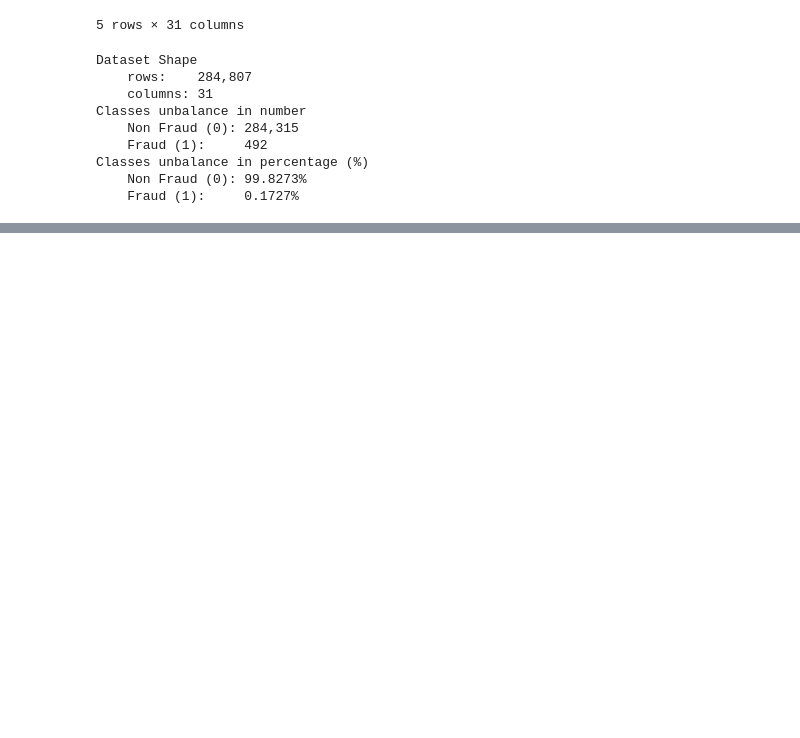
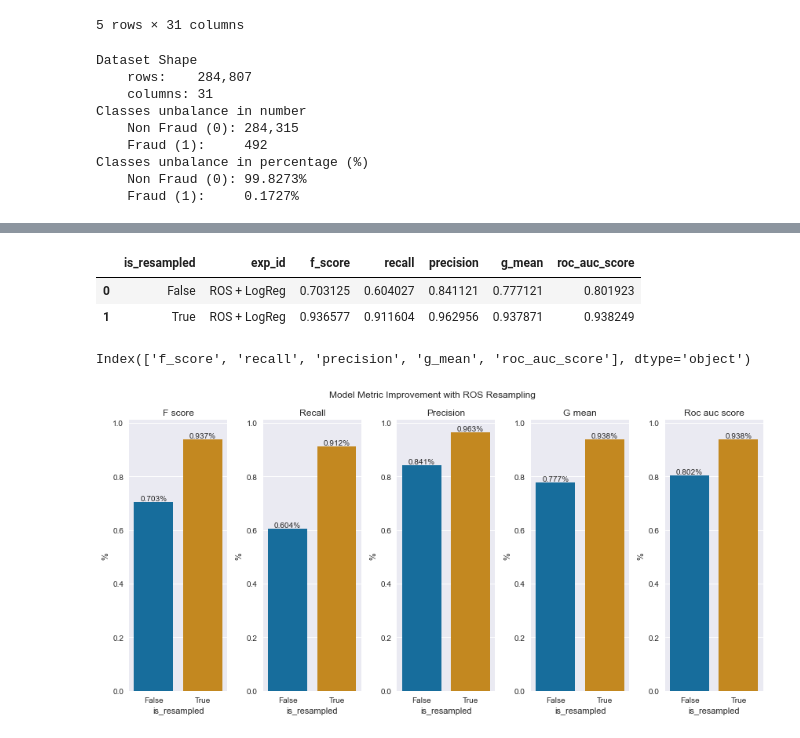
Before and after one commit to gerardovitale/fraud-detection, a Jupyter notebook: notebooks/src/ros_experiment.ipynb, the cells around one changed output, grey strips where cells are left out. Cells and saved outputs as stored; diff of their text form; code cells hidden in the pictures; blank space fills up the shorter version.

```diff
--- a/notebooks/src/ros_experiment.ipynb
+++ b/notebooks/src/ros_experiment.ipynb
@@ -175,0 +253,7 @@ get_model_metric_comparison(metrics, metrics_resampled)
+# %%
+lr_resampled = LogisticRegression(random_state=RANDOM_STATE, max_iter=ITER, n_jobs=N_JOBS)\
+    .fit(X_train_resampled, y_train_resampled)
+y_pred_resampled = lr_resampled.predict(X_test_resampled)
+
+lr_metrics_res = get_model_metrics(y_test_resampled, y_pred_resampled, EXP_ID, True)
+lr_metrics_res
@@ -175,0 +268,33 @@ get_model_metric_comparison(metrics, metrics_resampled)
+# %%
+df_model_metric = pd.DataFrame([lr_metrics, lr_metrics_res])
+df_model_metric
+# %% [output]
+|  | is_resampled | exp_id | f_score | recall | precision | g_mean | roc_auc_score |
+| 0 | False | ROS + LogReg | 0.703125 | 0.604027 | 0.841121 | 0.777121 | 0.801923 |
+| 1 | True | ROS + LogReg | 0.936577 | 0.911604 | 0.962956 | 0.937871 | 0.938249 |
+# %%
+# df_model_metric.info()
+df_model_metric.select_dtypes(include='float64').columns
+# %% [output]
+Index(['f_score', 'recall', 'precision', 'g_mean', 'roc_auc_score'], dtype='object')
+# %%
+_ = plt.figure(figsize=[12,6])
+plt.suptitle('Model Metric Improvement with ROS Resampling')
+
+metric_list = df_model_metric.select_dtypes(include='float64').columns
+for i, metric in enumerate(metric_list):
+    plt.subplot(1, metric_list.__len__(), i+1)
+    ax = sns.barplot(
+        data=df_model_metric,
+        x='is_resampled',
+        y=metric,
+        palette='colorblind')
+    for container in ax.containers:
+        ax.bar_label(container, fmt=FMT)
+    ax.set_ylabel('%')
+    plt.ylim([0,1.01])
+    plt.title(metric.replace('_', ' ').capitalize())
+
+plt.tight_layout()
+# %% [output]
+[figure, added]
```
Also changed, not shown: parts of 21 cells of this notebook.
